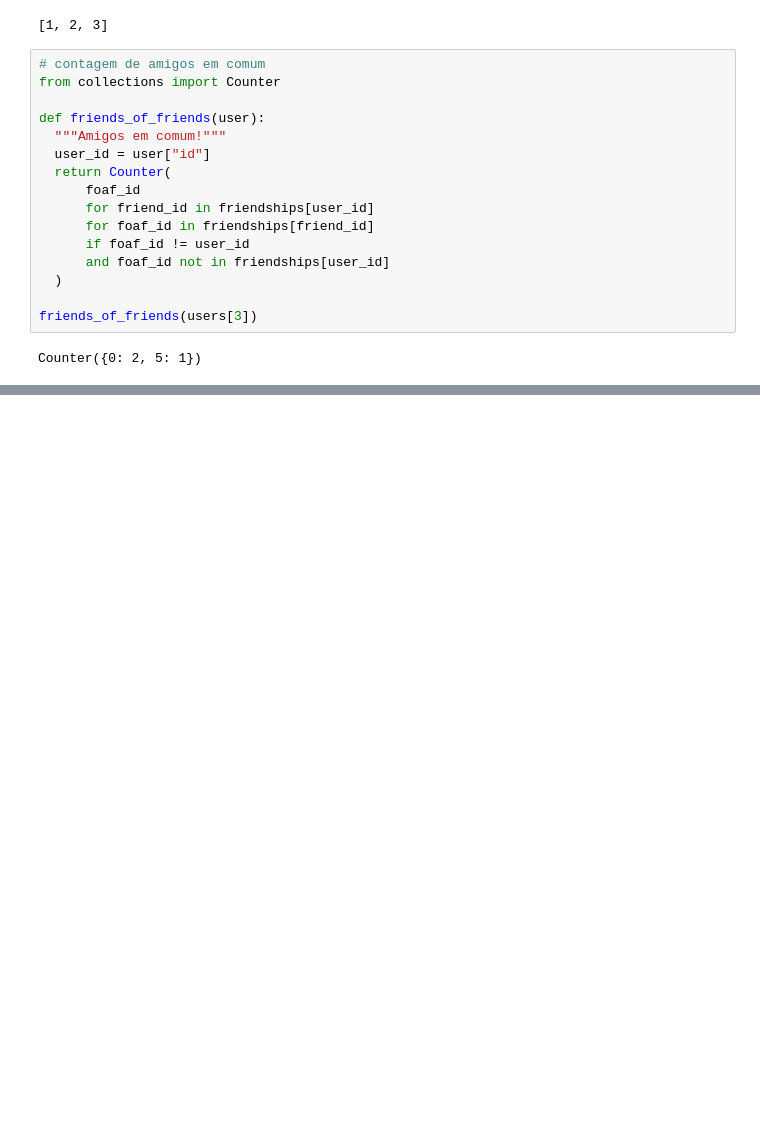
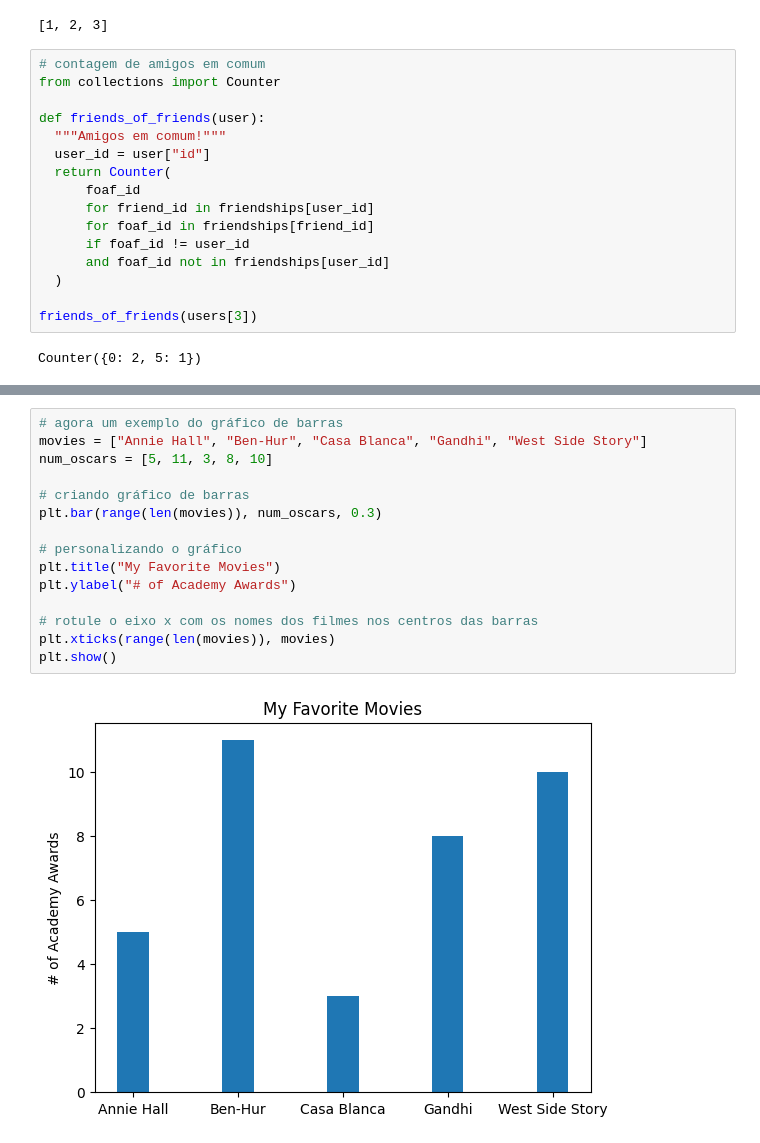
Before and after one commit to hernandemonteiro/data_science_do_zero, a Jupyter notebook: livro_data_science_do_zero.ipynb, the cells around one changed output, grey strips where cells are left out. Drawn from its saved outputs; the diff is of its cells as text; blank space fills up the shorter version.

```diff
--- a/livro_data_science_do_zero.ipynb
+++ b/livro_data_science_do_zero.ipynb
@@ -146,0 +437,17 @@ Counter({0: 2, 5: 1})
+# %%
+# agora um exemplo do gráfico de barras
+movies = ["Annie Hall", "Ben-Hur", "Casa Blanca", "Gandhi", "West Side Story"]
+num_oscars = [5, 11, 3, 8, 10]
+
+# criando gráfico de barras
+plt.bar(range(len(movies)), num_oscars, 0.3)
+
+# personalizando o gráfico
+plt.title("My Favorite Movies")
+plt.ylabel("# of Academy Awards")
+
+# rotule o eixo x com os nomes dos filmes nos centros das barras
+plt.xticks(range(len(movies)), movies)
+plt.show()
+# %% [output]
+[figure, added]
```
Also changed, not shown: parts of 47 cells of this notebook.
